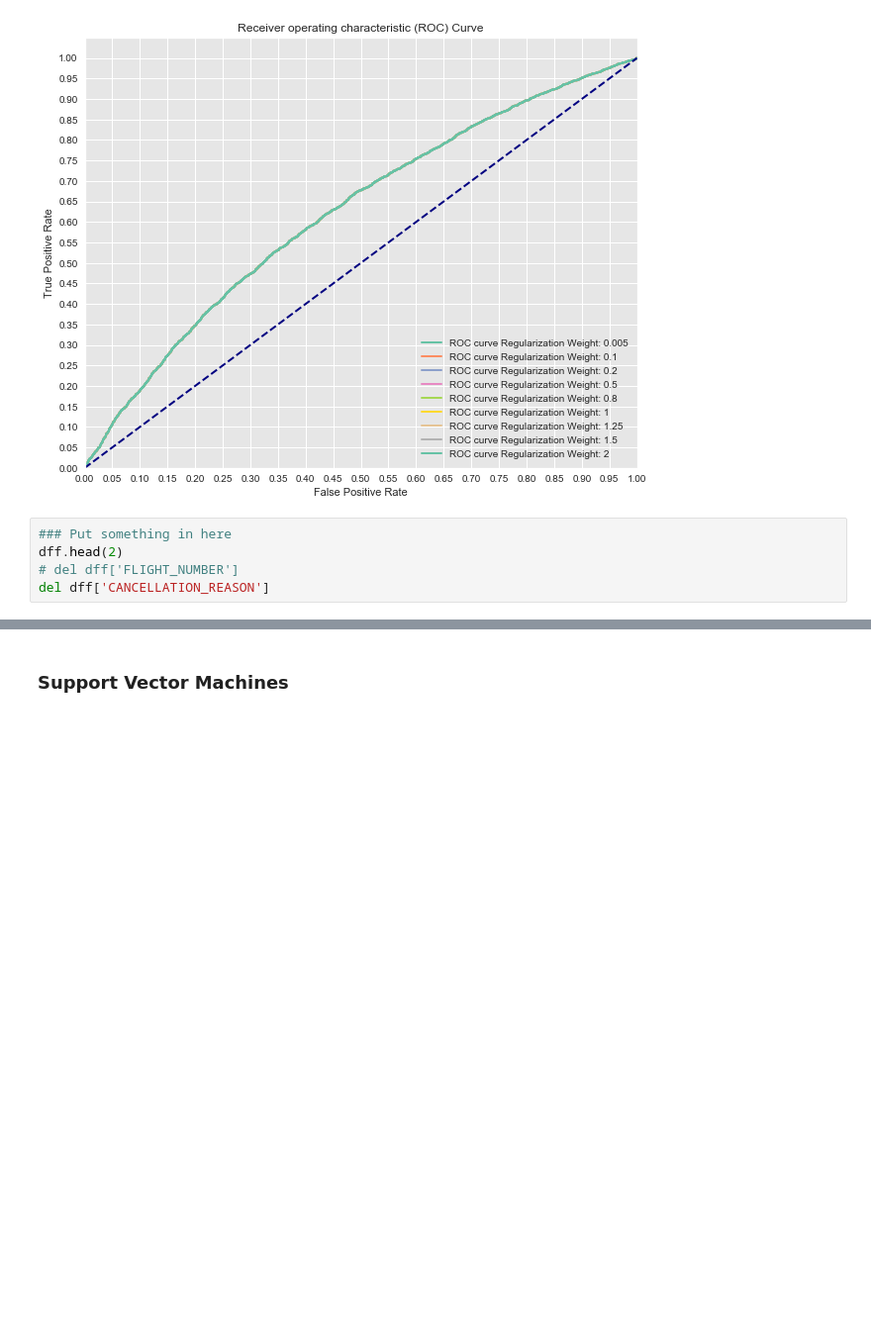
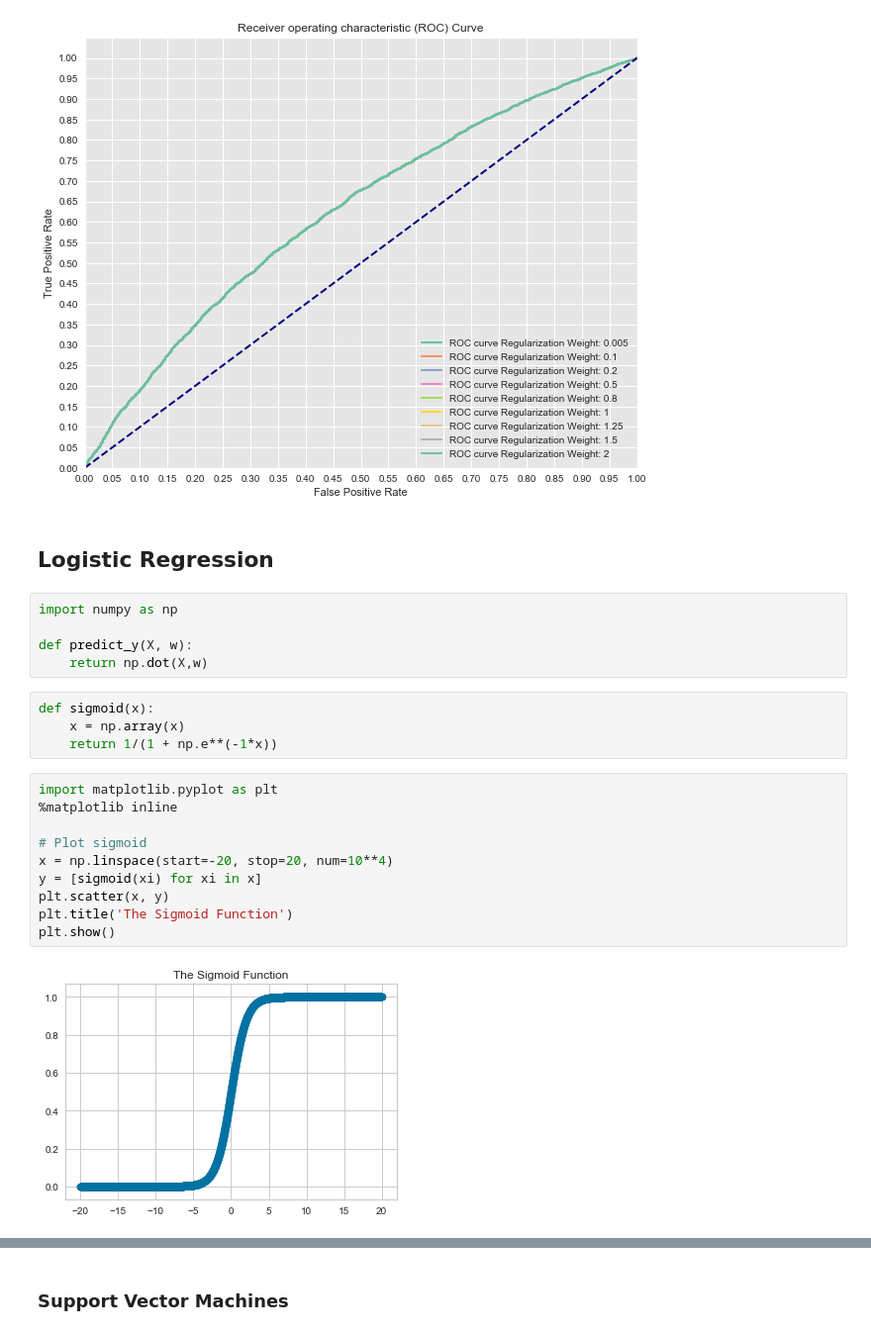
Before and after one commit to petehumphries/Flatiron_Project_5, a Jupyter notebook: PH_flight_delays_and_cancellations_ETL.ipynb, the cells around one changed output, grey strips where cells are left out. Shown at 99% size. Cells and saved outputs as stored; diff of their text form; blank space fills up the shorter version.

Commit message:
logistic regression

```diff
--- a/PH_flight_delays_and_cancellations_ETL.ipynb
+++ b/PH_flight_delays_and_cancellations_ETL.ipynb
@@ -445,8 +438,26 @@ LogisticRegression(C=0.1, class_weight=None, dual=False, fit_intercept=False,
 AUC for 2: 0.6218692835532584
 -------------------------------------------------------
 [figure]
-# %%
-### Put something in here
-dff.head(2)
-# del dff['FLIGHT_NUMBER']
-del dff['CANCELLATION_REASON']
+# %% [markdown]
+## Logistic Regression
+# %%
+import numpy as np
+
+def predict_y(X, w):
+    return np.dot(X,w)
+# %%
+def sigmoid(x):
+    x = np.array(x)
+    return 1/(1 + np.e**(-1*x))
+# %%
+import matplotlib.pyplot as plt
+%matplotlib inline
+
+# Plot sigmoid
+x = np.linspace(start=-20, stop=20, num=10**4)
+y = [sigmoid(xi) for xi in x]
+plt.scatter(x, y)
+plt.title('The Sigmoid Function')
+plt.show()
+# %% [output]
+[figure, added]
```
Also changed, not shown: parts of 11 cells of this notebook.
